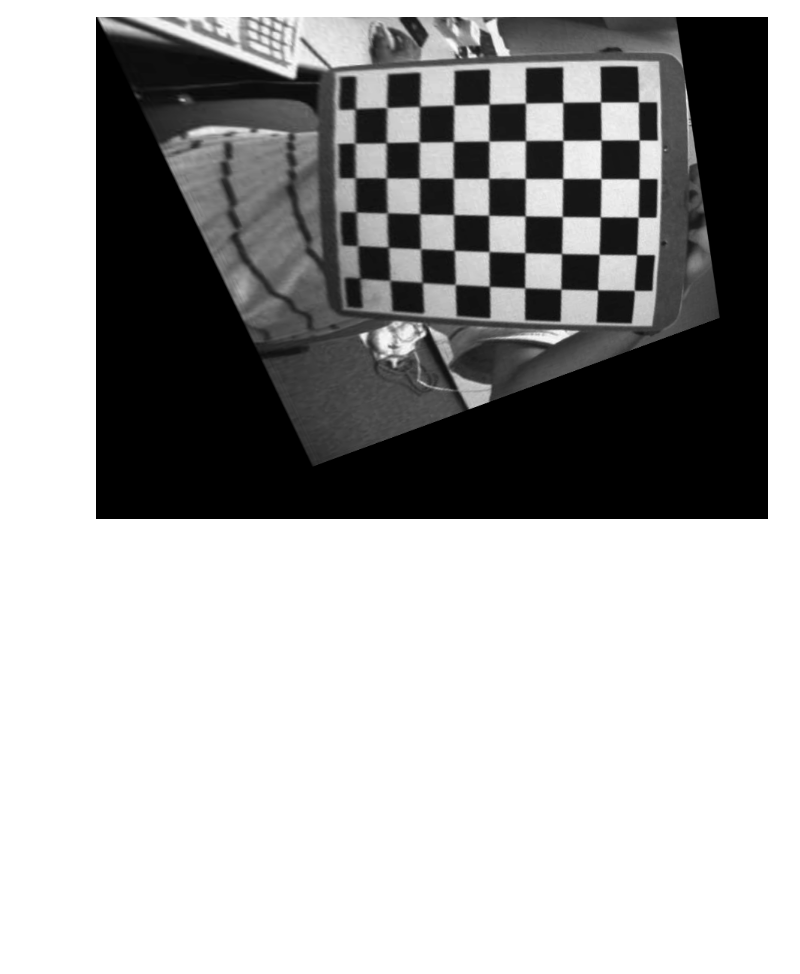
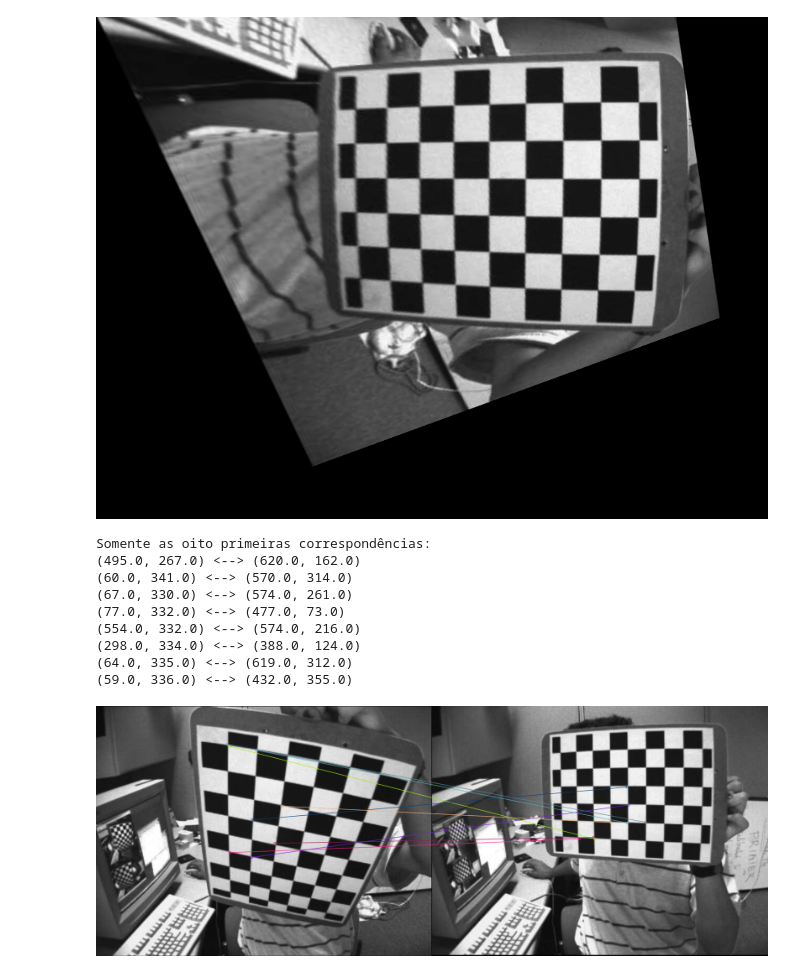
Before and after one commit to BrunoSDomingues/visaocomputacional, a Jupyter notebook: PF/Visão_Computacional_PF.ipynb, the cells around one changed output. Drawn from its saved outputs; the diff is of its cells as text; code cells hidden in the pictures; blank space fills up the shorter version.

```diff
--- a/PF/Visão_Computacional_PF.ipynb
+++ b/PF/Visão_Computacional_PF.ipynb
@@ -149,3 +149,29 @@ left_warp = cv.warpPerspective(left, H, (left.shape[1], left.shape[0]))
 cv2_imshow(left_warp)
 # %% [output]
 [figure]
+# %%
+# Mostrando os pontos (codigo da aula 17)
+orb = cv.ORB_create()
+kp1, des1 = orb.detectAndCompute(left, None)
+kp2, des2 = orb.detectAndCompute(right, None)
+
+bf = cv.BFMatcher(cv.NORM_HAMMING, crossCheck=True)
+matches = bf.match(des1,des2)
+matches = sorted(matches, key = lambda x:x.distance)
+
+img3 = cv.drawMatches(left, kp1, right, kp2, matches[:8], None, flags=2)
+print("Somente as oito primeiras correspondências:")
+for i in range(8):
+  print(f"{kp1[i].pt} <--> {kp2[i].pt}")
+cv2_imshow(img3)
+# %% [output]
+Somente as oito primeiras correspondências:
+(495.0, 267.0) <--> (620.0, 162.0)
+(60.0, 341.0) <--> (570.0, 314.0)
+(67.0, 330.0) <--> (574.0, 261.0)
+(77.0, 332.0) <--> (477.0, 73.0)
+(554.0, 332.0) <--> (574.0, 216.0)
+(298.0, 334.0) <--> (388.0, 124.0)
+(64.0, 335.0) <--> (619.0, 312.0)
+(59.0, 336.0) <--> (432.0, 355.0)
+[figure, added]
```
